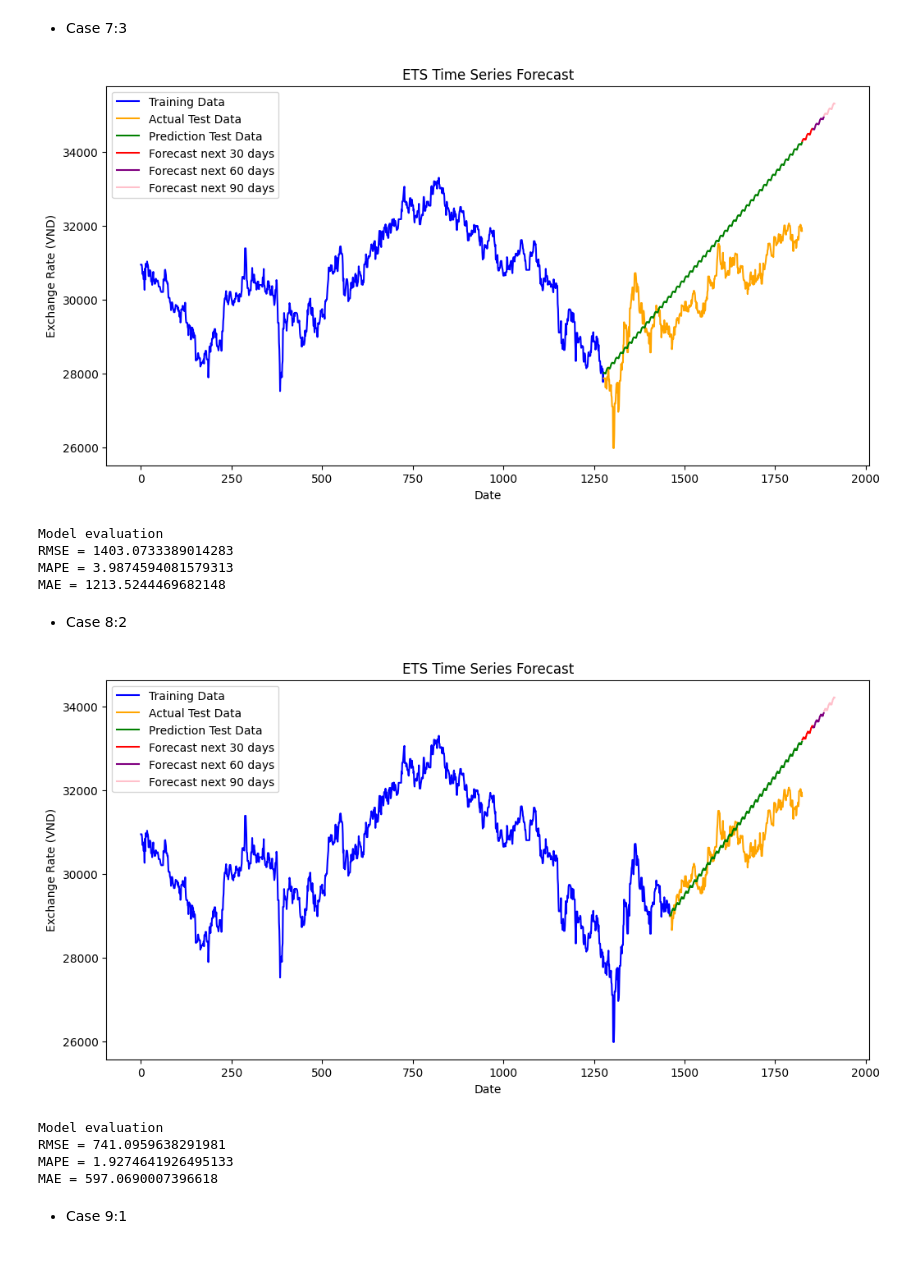
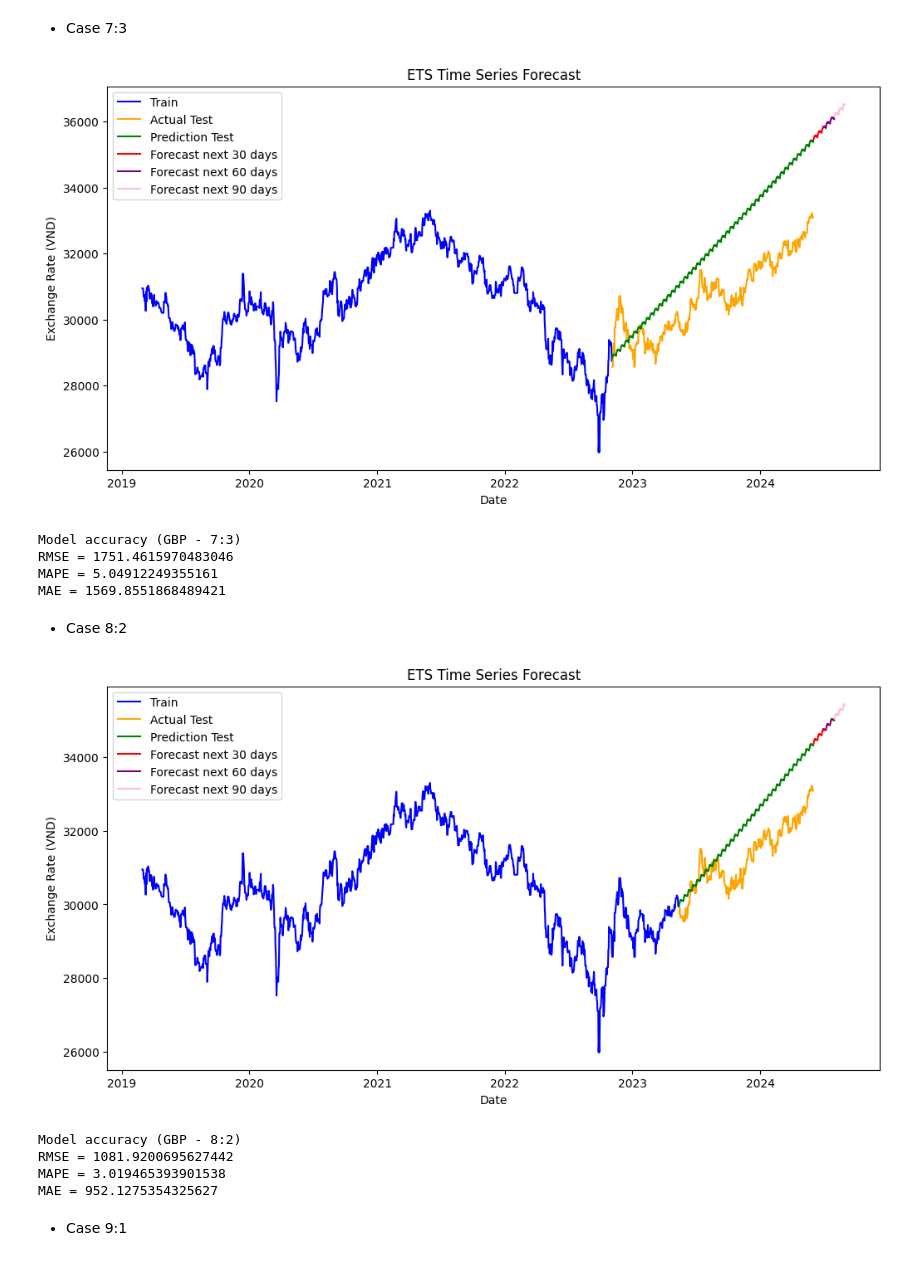
Before and after one commit to TTMChung/IS403_O22_HTCL_4, a Jupyter notebook: Model/ETS.ipynb, the cells around one changed output. Saved outputs shown, nothing was run; the diff lists cells and outputs as text; code cells hidden in the pictures.

Commit message:
update GRU, ETS model with new dataset

```diff
--- a/Model/ETS.ipynb
+++ b/Model/ETS.ipynb
@@ -152,5 +127,5 @@ def visualise_ETS_model(model, train, test, pre_test, f30, f60, f90):
 # %%
-def forecast_days(model, train, predicted_test):
+def forecast_days(train, predicted_test):
     train_predicted = np.concatenate([train, predicted_test])
 
     # Forecase next 30 days
@@ -172,7 +147,7 @@ def forecast_days(model, train, predicted_test):
 # Define function predict next 30, 60, 90 days
 def predict_data_ETS(model, train, test):
   pre_test= model.predict(start=len(train), end=len(train) + len(test) - 1)
-  forecast30, forecast60, forecast90 = forecast_days(model, train, pre_test)
+  forecast30, forecast60, forecast90 = forecast_days(train, pre_test)
   return pre_test, forecast30, forecast60, forecast90
 # %%
 # Build model
@@ -187,6 +162,42 @@ model_jpy_3 = build_model(train_jpy_3)
 model_gbp_1 = build_model(train_gbp_1)
 model_gbp_2 = build_model(train_gbp_2)
 model_gbp_3 = build_model(train_gbp_3)
+# %%
+def visualise_ETS_model(train, test, pre_test, f30, f60, f90):
+    # Visualization
+    plt.figure(figsize=(12, 6))
+
+    start_date = pd.to_datetime('3/1/2019')
+    # end_date = pd.to_datetime('3/1/2024')
+    end_date_fc = pd.to_datetime('9/1/2024')
+
+    index = pd.date_range(start=start_date, end=end_date_fc, freq='D')
+
+    unique_years = index.year.unique()
+    x_ticks = [pd.to_datetime(str(year)) for year in unique_years]
+
+    plt.xticks(x_ticks, unique_years)
+
+    train_index = index[:len(train)]
+    test_index = index[len(train): len(train) + len(test)]
+    f30_index = index[len(train) + len(test): len(train) + len(test) + 30]
+    f60_index = index[len(train) + len(test) + 30: len(train) + len(test) + 60]
+    f90_index = index[len(train) + len(test) + 60: len(train) + len(test) + 90]
+
+    plt.plot(train_index, train, label='Train', color='blue')
+    plt.plot(test_index, test, label='Actual Test', color='orange')
+    plt.plot(test_index, pre_test, label='Prediction Test', color='green')
+
+    plt.plot(f30_index, f30, label='Forecast next 30 days', color='red')
+    plt.plot(f60_index, f60, label='Forecast next 60 days', color='purple')
+    plt.plot(f90_index, f90, label='Forecast next 90 days', color='pink')
+
+    plt.title('ETS Time Series Forecast')
+    plt.xlabel('Date')
+    plt.ylabel('Exchange Rate (VND)')
+    plt.legend()
+
+    plt.show()
 # %% [markdown]
 **EUR_VND**
 # %% [markdown]
@@ -281,30 +292,30 @@ MAE = 2.9201585687948737
 * Case 7:3
 # %%
 predict_test_gbp_1, forecast_gbp_1_30, forecast_gbp_1_60, forecast_gbp_1_90 = predict_data_ETS(model_gbp_1, train_gbp_1, test_gbp_1)
-visualise_ETS_model(model_gbp_1,train_gbp_1,test_gbp_1,predict_test_gbp_1,forecast_gbp_1_30, forecast_gbp_1_60, forecast_gbp_1_90)
+visualise_ETS_model(train_gbp_1,test_gbp_1,predict_test_gbp_1,forecast_gbp_1_30, forecast_gbp_1_60, forecast_gbp_1_90)
 
-print('Model evaluation')
+print('Model accuracy (GBP - 7:3)')
 accuracy(predict_test_gbp_1, test_gbp_1)
 # %% [output]
-[figure, old version]
+[figure, new version]
-Model evaluation
-RMSE = 1403.0733389014283
-MAPE = 3.9874594081579313
-MAE = 1213.5244469682148
+Model accuracy (GBP - 7:3)
+RMSE = 1751.4615970483046
+MAPE = 5.04912249355161
+MAE = 1569.8551868489421
 # %% [markdown]
 * Case 8:2
 # %%
 predict_test_gbp_2, forecast_gbp_2_30, forecast_gbp_2_60, forecast_gbp_2_90 = predict_data_ETS(model_gbp_2, train_gbp_2, test_gbp_2)
-visualise_ETS_model(model_gbp_2,train_gbp_2,test_gbp_2,predict_test_gbp_2,forecast_gbp_2_30, forecast_gbp_2_60, forecast_gbp_2_90)
+visualise_ETS_model(train_gbp_2,test_gbp_2,predict_test_gbp_2,forecast_gbp_2_30, forecast_gbp_2_60, forecast_gbp_2_90)
 
-print('Model evaluation')
+print('Model accuracy (GBP - 8:2)')
 accuracy(predict_test_gbp_2, test_gbp_2)
 # %% [output]
-[figure, old version]
+[figure, new version]
-Model evaluation
-RMSE = 741.0959638291981
-MAPE = 1.9274641926495133
-MAE = 597.0690007396618
+Model accuracy (GBP - 8:2)
+RMSE = 1081.9200695627442
+MAPE = 3.019465393901538
+MAE = 952.1275354325627
 # %% [markdown]
 * Case 9:1
 # %%
```
Also changed, not shown: parts of 12 cells of this notebook, 1 other file.
